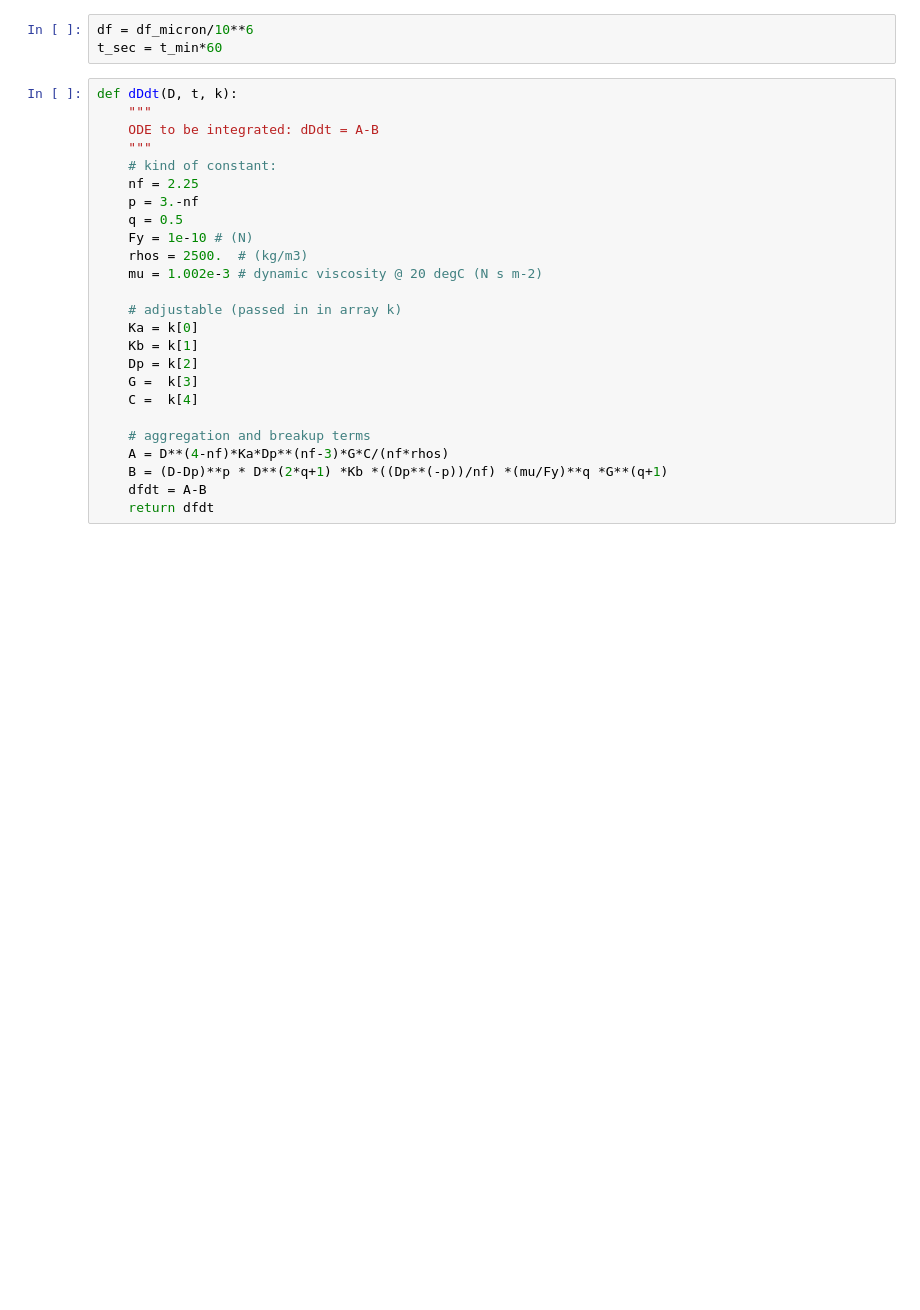
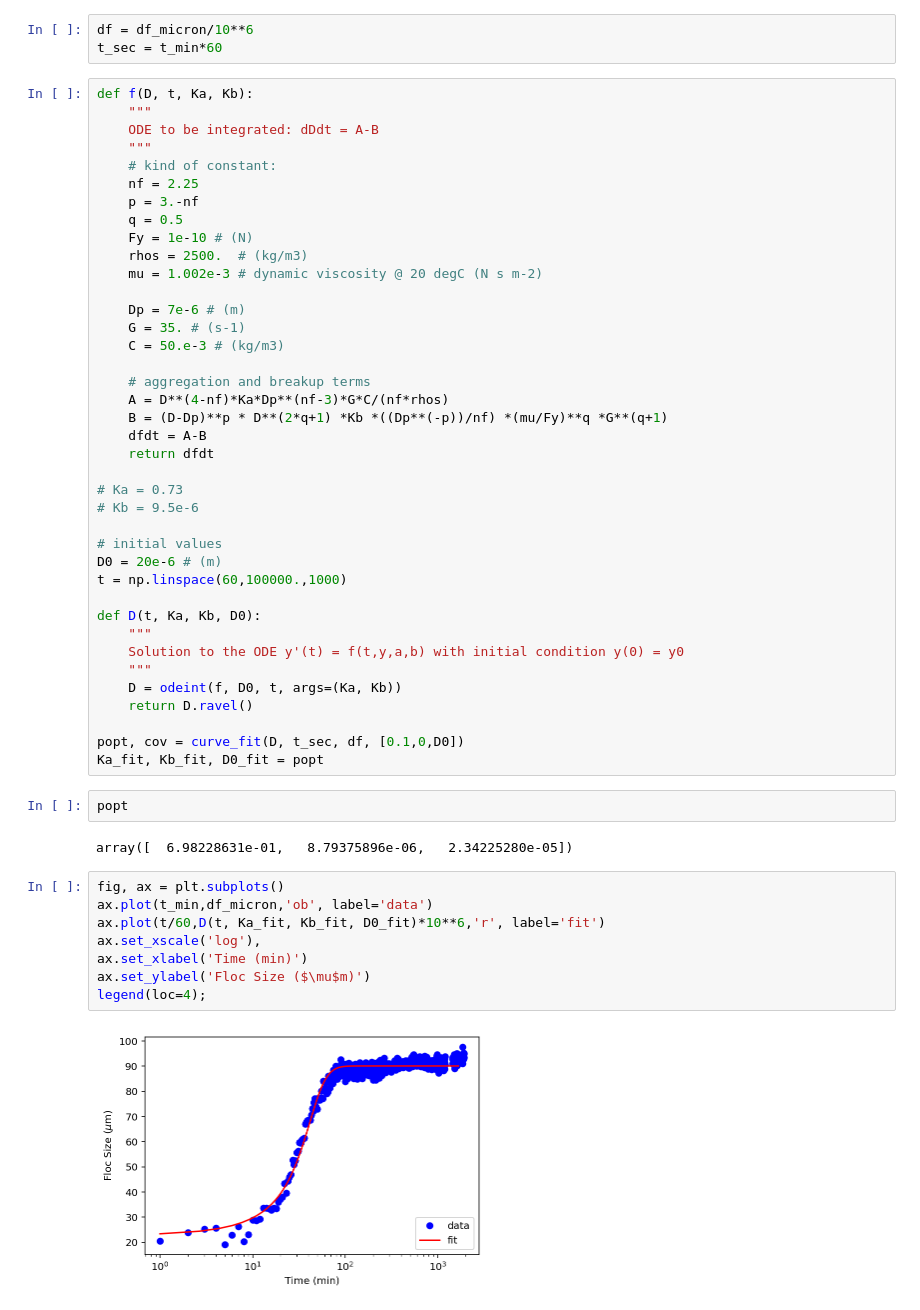
Before and after one commit to FlocData/Floc-Analysis, a Jupyter notebook: The-Winterwerp1998-model-fit.ipynb, the cells around one changed output. Saved outputs shown, nothing was run; the diff lists cells and outputs as text; blank space fills up the shorter version.

```diff
--- a/The-Winterwerp1998-model-fit.ipynb
+++ b/The-Winterwerp1998-model-fit.ipynb
@@ -31,7 +31,7 @@ legend(loc=4);
 df = df_micron/10**6
 t_sec = t_min*60
 # %%
-def dDdt(D, t, k):
+def f(D, t, Ka, Kb):
     """
     ODE to be integrated: dDdt = A-B
     """
@@ -43,15 +43,43 @@ def dDdt(D, t, k):
     rhos = 2500.  # (kg/m3)
     mu = 1.002e-3 # dynamic viscosity @ 20 degC (N s m-2)
 
-    # adjustable (passed in in array k)
-    Ka = k[0]
-    Kb = k[1]
-    Dp = k[2]
-    G =  k[3]
-    C =  k[4]
+    Dp = 7e-6 # (m)
+    G = 35. # (s-1)
+    C = 50.e-3 # (kg/m3)
 
     # aggregation and breakup terms
     A = D**(4-nf)*Ka*Dp**(nf-3)*G*C/(nf*rhos)
     B = (D-Dp)**p * D**(2*q+1) *Kb *((Dp**(-p))/nf) *(mu/Fy)**q *G**(q+1)
     dfdt = A-B
     return dfdt
+
+# Ka = 0.73
+# Kb = 9.5e-6
+
+# initial values
+D0 = 20e-6 # (m)
+t = np.linspace(60,100000.,1000)
+
+def D(t, Ka, Kb, D0):
+    """
+    Solution to the ODE y'(t) = f(t,y,a,b) with initial condition y(0) = y0
+    """
+    D = odeint(f, D0, t, args=(Ka, Kb))
+    return D.ravel()
+
+popt, cov = curve_fit(D, t_sec, df, [0.1,0,D0])
+Ka_fit, Kb_fit, D0_fit = popt
+# %%
+popt
+# %% [output]
+array([  6.98228631e-01,   8.79375896e-06,   2.34225280e-05])
+# %%
+fig, ax = plt.subplots()
+ax.plot(t_min,df_micron,'ob', label='data')
+ax.plot(t/60,D(t, Ka_fit, Kb_fit, D0_fit)*10**6,'r', label='fit')
+ax.set_xscale('log'),
+ax.set_xlabel('Time (min)')
+ax.set_ylabel('Floc Size ($\mu$m)')
+legend(loc=4);
+# %% [output]
+[figure, added]
```
Also changed, not shown: 1 other file.
